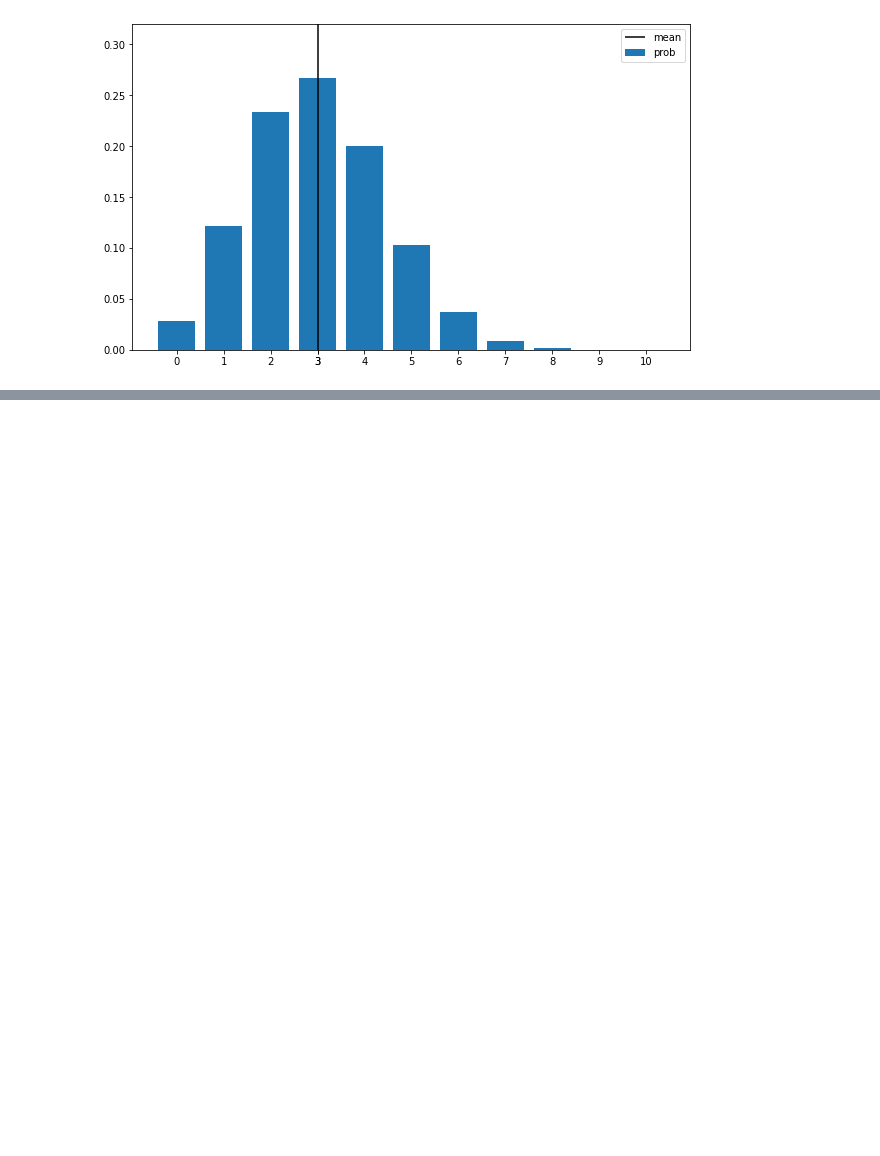
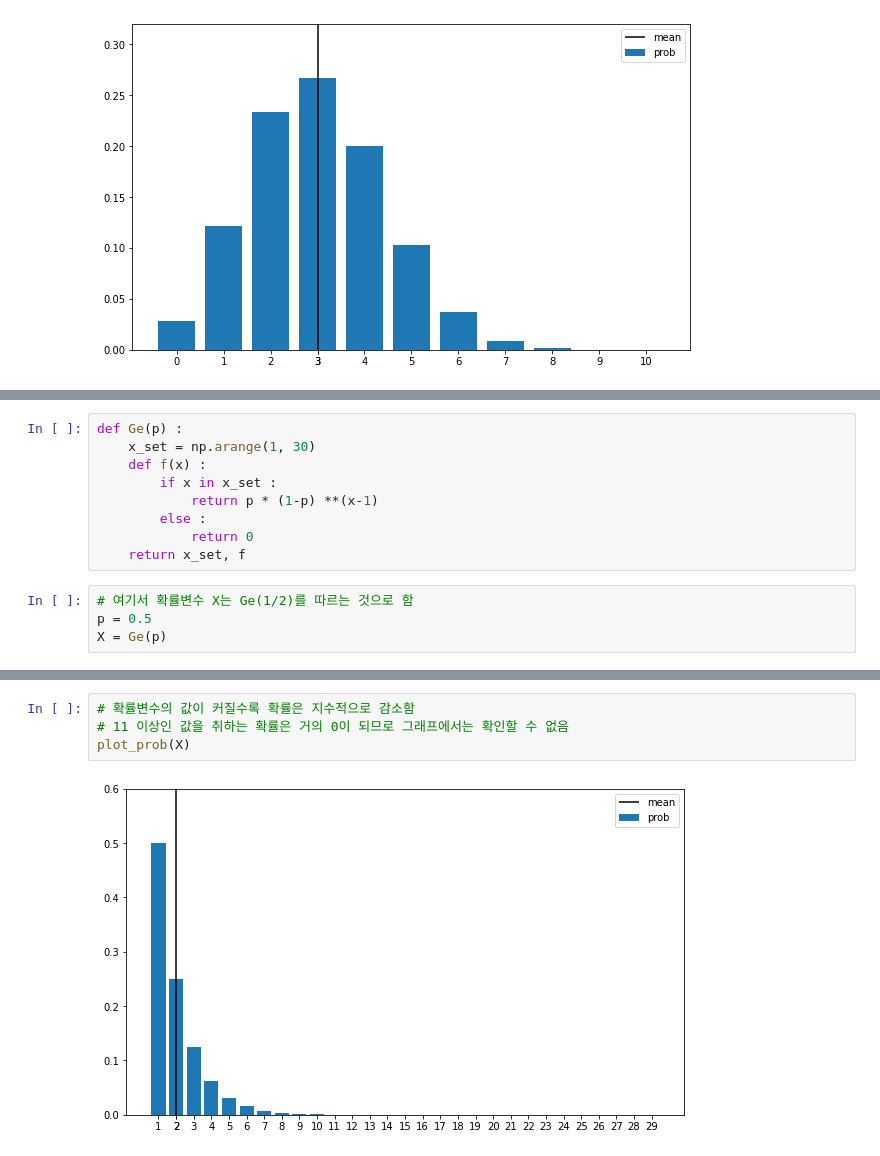
Before and after one commit to johyunkang/python_stat, a Jupyter notebook: chapter06.ipynb, the cells around one changed output, grey strips where cells are left out. Cells and saved outputs as stored; diff of their text form; blank space fills up the shorter version.

```diff
--- a/chapter06.ipynb
+++ b/chapter06.ipynb
@@ -229,0 +292,13 @@ plot_prob(X)
+# %%
+def Ge(p) :
+    x_set = np.arange(1, 30)
+    def f(x) :
+        if x in x_set :
+            return p * (1-p) **(x-1)
+        else :
+            return 0
+    return x_set, f
+# %%
+# 여기서 확률변수 X는 Ge(1/2)를 따르는 것으로 함
+p = 0.5
+X = Ge(p)
@@ -229,0 +315,6 @@ plot_prob(X)
+# %%
+# 확률변수의 값이 커질수록 확률은 지수적으로 감소함
+# 11 이상인 값을 취하는 확률은 거의 0이 되므로 그래프에서는 확인할 수 없음
+plot_prob(X)
+# %% [output]
+[figure, added]
```
Also changed, not shown: parts of 12 cells of this notebook.
